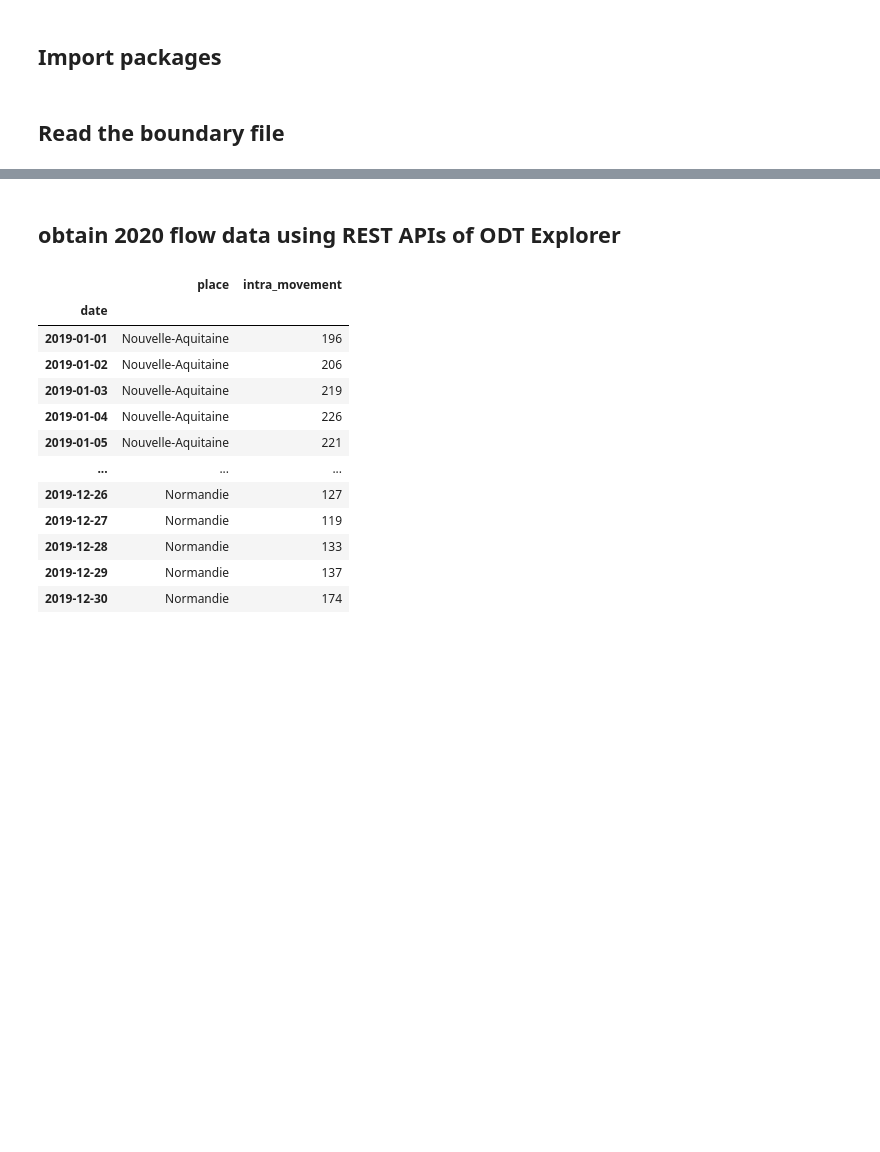
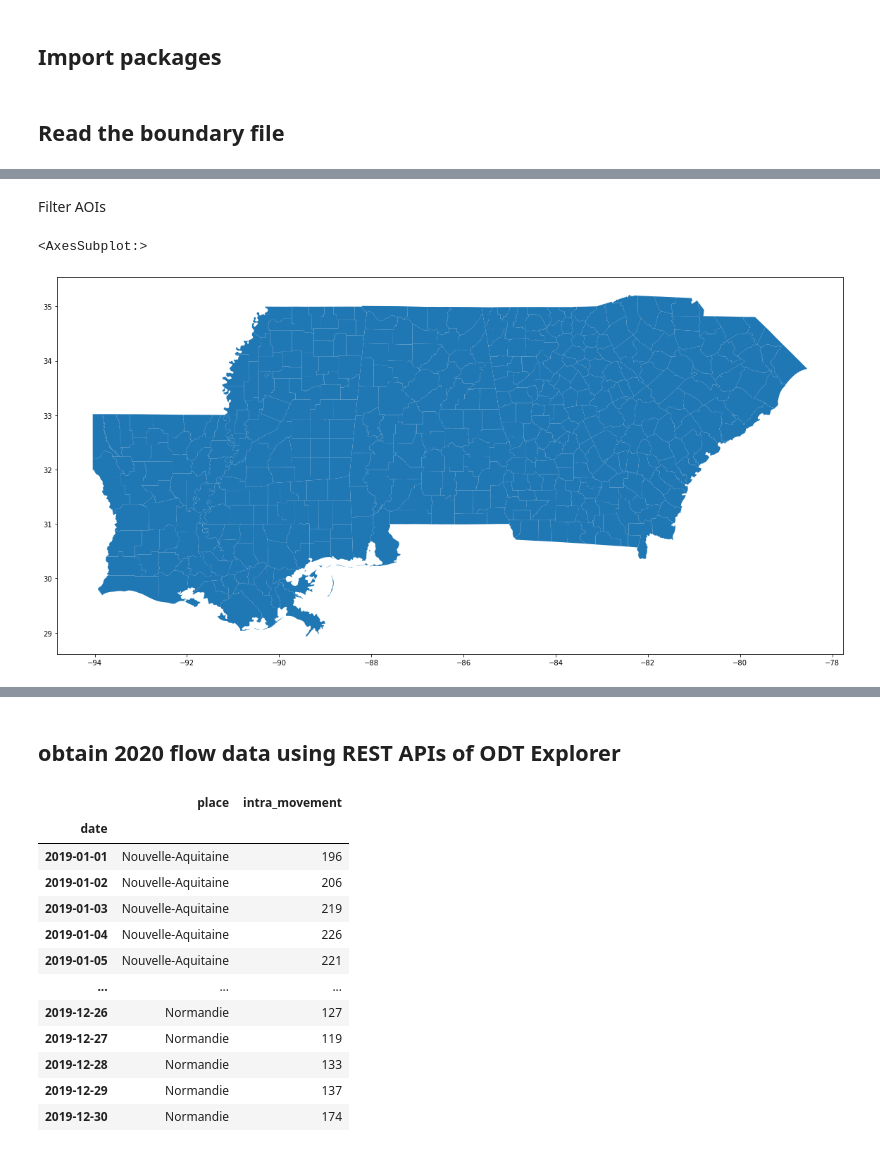
Before and after one commit to gladcolor/region_mapping, a Jupyter notebook: ODT_case_study_France.ipynb, the cells around one changed output, grey strips where cells are left out. Saved outputs shown, nothing was run; the diff lists cells and outputs as text; code cells hidden in the pictures; blank space fills up the shorter version.

```diff
--- a/ODT_case_study_France.ipynb
+++ b/ODT_case_study_France.ipynb
@@ -35,0 +33,16 @@ gdf_country.plot(figsize=(20, 10))
+# %% [markdown]
+Filter AOIs
+# %%
+target_file = r'Plot_CID.csv'
+target_df = pd.read_csv(target_file)
+target_df['fips'] = target_df['fips'].astype(str)
+target_df['fips'] = target_df['fips'].str.zfill(5)
+
+gdf['fips'] = gdf['GEO_ID'].str[-5:]
+
+AOI_gdf = gdf[gdf['fips'].isin(target_df['fips'].to_list())]
+# AOI_gdf = pd.merge(AOI_gdf, target_df, left_on='fips', right_on="fips")
+AOI_gdf.plot(figsize=(20, 10))
+# %% [output]
+<AxesSubplot:>
+[figure, added]
```
Also changed, not shown: parts of 11 cells of this notebook.
